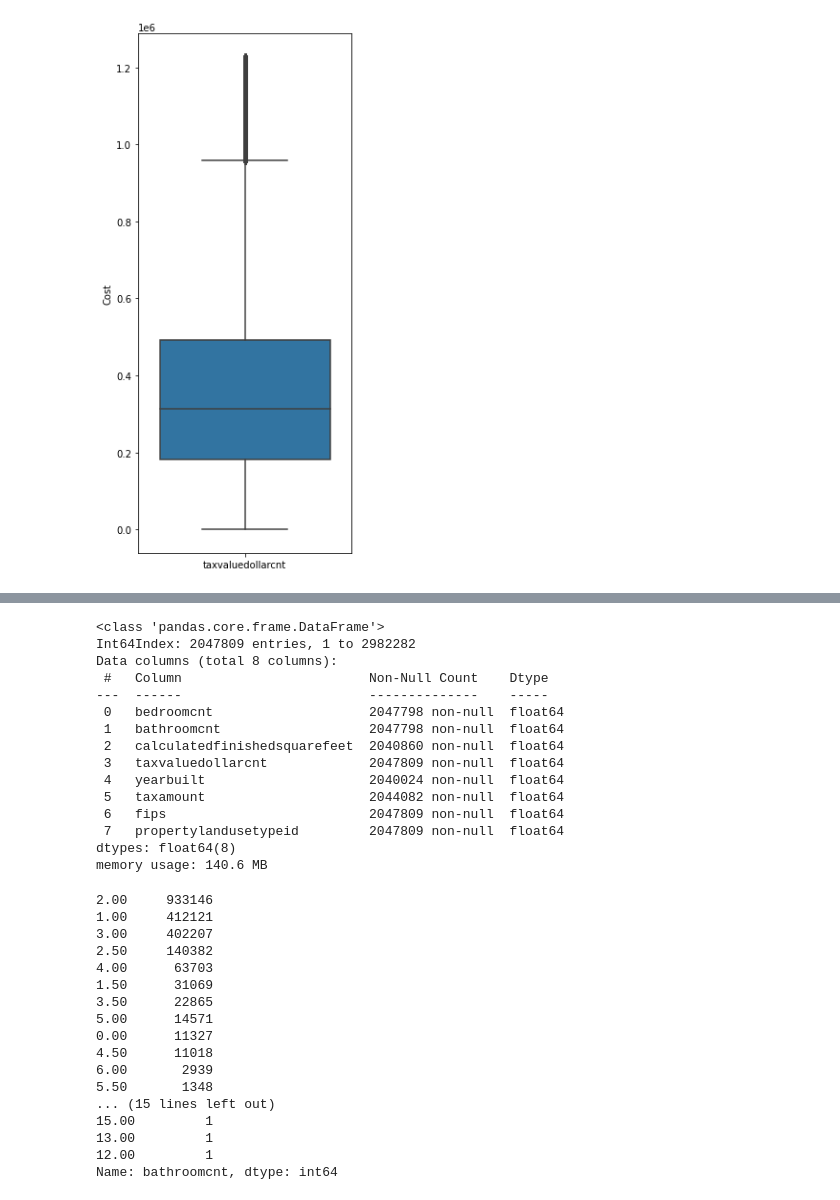
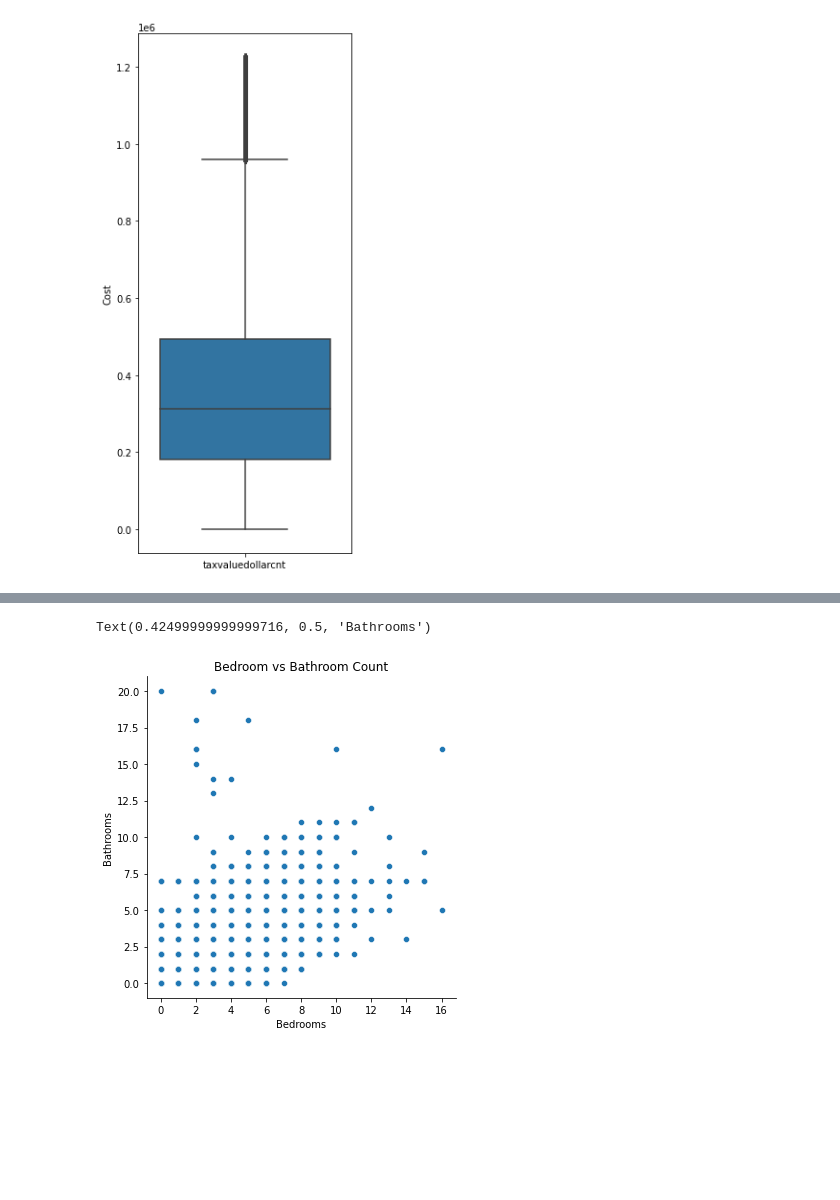
Before and after one commit to b-r-e-t-t/regression-exercises, a Jupyter notebook: wrangle.ipynb, the cells around one changed output, grey strips where cells are left out. Cells and saved outputs as stored; diff of their text form; code cells hidden in the pictures; blank space fills up the shorter version.

```diff
--- a/wrangle.ipynb
+++ b/wrangle.ipynb
@@ -541,3 +577,23 @@ plt.show()
+# %%
+def remove_outliers(df, k, col_list):
+    ''' remove outliers from a list of columns in a dataframe
+        and return that dataframe
+    '''
+
+    for col in col_list:
+
+        q1, q3 = df[col].quantile([.25, .75])  # get quartiles
+
+        iqr = q3 - q1   # calculate interquartile range
+
+        upper_bound = q3 + k * iqr   # get upper bound
+        lower_bound = q1 - k * iqr   # get lower bound
+
+        # return dataframe without outliers
+
+        df = df[(df[col] > lower_bound) & (df[col] < upper_bound)]
+
+    return df
 # %%
 z_df = remove_outliers(zillow_df, 2, ['taxvaluedollarcnt'])
 # %%
@@ -568,38 +625,8 @@ plt.show()
-# %%
-z_df.info(null_counts=True)
-# %% [output]
-<class 'pandas.core.frame.DataFrame'>
-Int64Index: 2047809 entries, 1 to 2982282
-Data columns (total 8 columns):
- #   Column                        Non-Null Count    Dtype
----  ------                        --------------    -----
- 0   bedroomcnt                    2047798 non-null  float64
- 1   bathroomcnt                   2047798 non-null  float64
- 2   calculatedfinishedsquarefeet  2040860 non-null  float64
- 3   taxvaluedollarcnt             2047809 non-null  float64
- 4   yearbuilt                     2040024 non-null  float64
- 5   taxamount                     2044082 non-null  float64
- 6   fips                          2047809 non-null  float64
- 7   propertylandusetypeid         2047809 non-null  float64
-dtypes: float64(8)
-memory usage: 140.6 MB
-# %%
-z_df.bathroomcnt.value_counts()
-# %% [output]
-2.00     933146
-1.00     412121
-3.00     402207
-2.50     140382
-4.00      63703
-1.50      31069
-3.50      22865
-5.00      14571
-0.00      11327
-4.50      11018
-6.00       2939
-5.50       1348
-... (15 lines left out)
-15.00         1
-13.00         1
-12.00         1
-Name: bathroomcnt, dtype: int64
+# %%
+sns.relplot(x='bedroomcnt', y='bathroomcnt', data=z_df)
+plt.title('Bedroom vs Bathroom Count')
+plt.xlabel('Bedrooms')
+plt.ylabel('Bathrooms')
+# %% [output]
+Text(0.42499999999999716, 0.5, 'Bathrooms')
+[figure, added]
```
Also changed, not shown: parts of 17 cells of this notebook.
